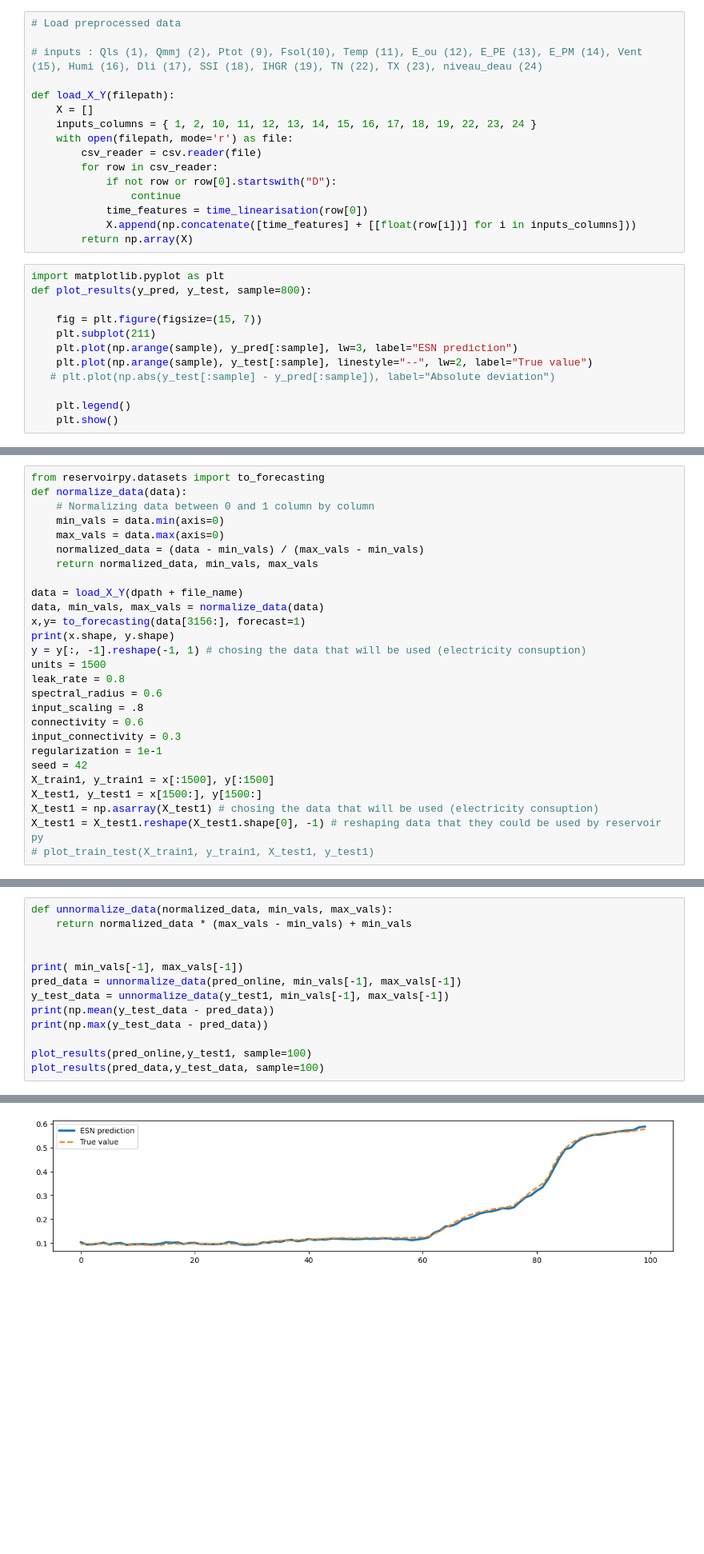
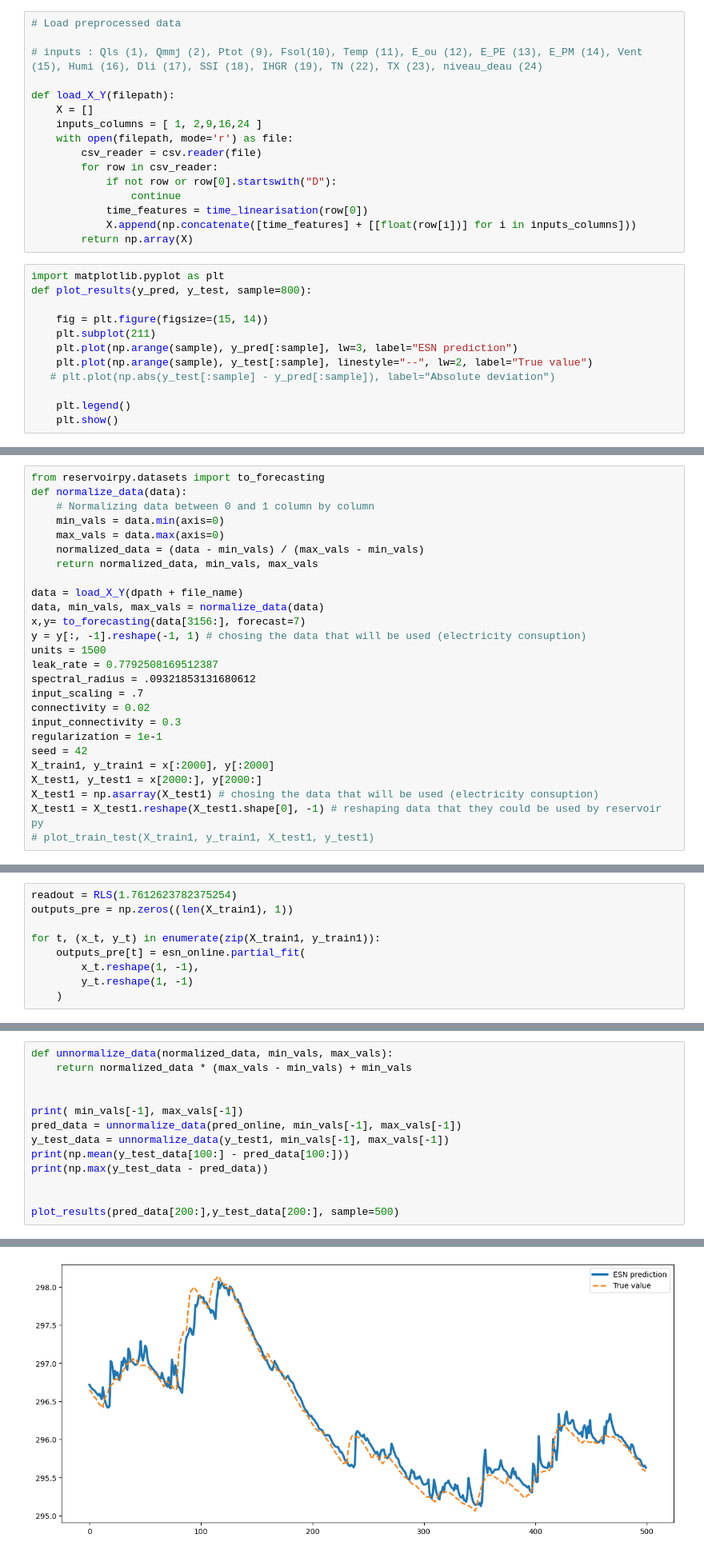
Before and after one commit to Sifflet-Blanc/Suez2, a Jupyter notebook: reservoir.ipynb, the cells around one changed output, grey strips where cells are left out. Shown at 80% size. Cells and saved outputs as stored; diff of their text form; blank space fills up the shorter version.

```diff
--- a/reservoir.ipynb
+++ b/reservoir.ipynb
@@ -54,7 +54,7 @@ Same as in the previous file, gathering data.
 
 def load_X_Y(filepath):
     X = []
-    inputs_columns = { 1, 2, 10, 11, 12, 13, 14, 15, 16, 17, 18, 19, 22, 23, 24 }
+    inputs_columns = [ 1, 2,9,16,24 ]
     with open(filepath, mode='r') as file:
         csv_reader = csv.reader(file)
         for row in csv_reader:
@@ -67,7 +67,7 @@ def load_X_Y(filepath):
 import matplotlib.pyplot as plt
 def plot_results(y_pred, y_test, sample=800):
 
-    fig = plt.figure(figsize=(15, 7))
+    fig = plt.figure(figsize=(15, 14))
     plt.subplot(211)
     plt.plot(np.arange(sample), y_pred[:sample], lw=3, label="ESN prediction")
     plt.plot(np.arange(sample), y_test[:sample], linestyle="--", lw=2, label="True value")
@@ -88,19 +88,18 @@ def normalize_data(data):
 
 data = load_X_Y(dpath + file_name)
 data, min_vals, max_vals = normalize_data(data)
-x,y= to_forecasting(data[3156:], forecast=1)
-print(x.shape, y.shape)
+x,y= to_forecasting(data[3156:], forecast=7)
 y = y[:, -1].reshape(-1, 1) # chosing the data that will be used (electricity consuption)
 units = 1500
-leak_rate = 0.8
-spectral_radius = 0.6
-input_scaling = .8
-connectivity = 0.6
+leak_rate = 0.7792508169512387
+spectral_radius = .09321853131680612
+input_scaling = .7
+connectivity = 0.02
 input_connectivity = 0.3
 regularization = 1e-1
 seed = 42
-X_train1, y_train1 = x[:1500], y[:1500]
-X_test1, y_test1 = x[1500:], y[1500:]
+X_train1, y_train1 = x[:2000], y[:2000]
+X_test1, y_test1 = x[2000:], y[2000:]
 X_test1 = np.asarray(X_test1) # chosing the data that will be used (electricity consuption)
 X_test1 = X_test1.reshape(X_test1.shape[0], -1) # reshaping data that they could be used by reservoir py
 # plot_train_test(X_train1, y_train1, X_test1, y_test1)
@@ -129,3 +117,12 @@ for t, (x_t, y_t) in enumerate(zip(X_train1, y_train1)):
+# %%
+readout = RLS(1.7612623782375254)
+outputs_pre = np.zeros((len(X_train1), 1))
+
+for t, (x_t, y_t) in enumerate(zip(X_train1, y_train1)):
+    outputs_pre[t] = esn_online.partial_fit(
+        x_t.reshape(1, -1),
+        y_t.reshape(1, -1)
+    )
 # %%
 plot_results(outputs_pre, y_train1,800)
 # %% [output]
@@ -143,10 +140,10 @@ def unnormalize_data(normalized_data, min_vals, max_vals):
 print( min_vals[-1], max_vals[-1])
 pred_data = unnormalize_data(pred_online, min_vals[-1], max_vals[-1])
 y_test_data = unnormalize_data(y_test1, min_vals[-1], max_vals[-1])
-print(np.mean(y_test_data - pred_data))
+print(np.mean(y_test_data[100:] - pred_data[100:]))
 print(np.max(y_test_data - pred_data))
 
-plot_results(pred_online,y_test1, sample=100)
-plot_results(pred_data,y_test_data, sample=100)
+
+plot_results(pred_data[200:],y_test_data[200:], sample=500)
 # %% [output]
 292.85 299.5
@@ -155 +152 @@ plot_results(pred_data,y_test_data, sample=100)
-[figure, old version]
+[figure, new version]
```
Also changed, not shown: parts of 16 cells of this notebook, 1 other file.
